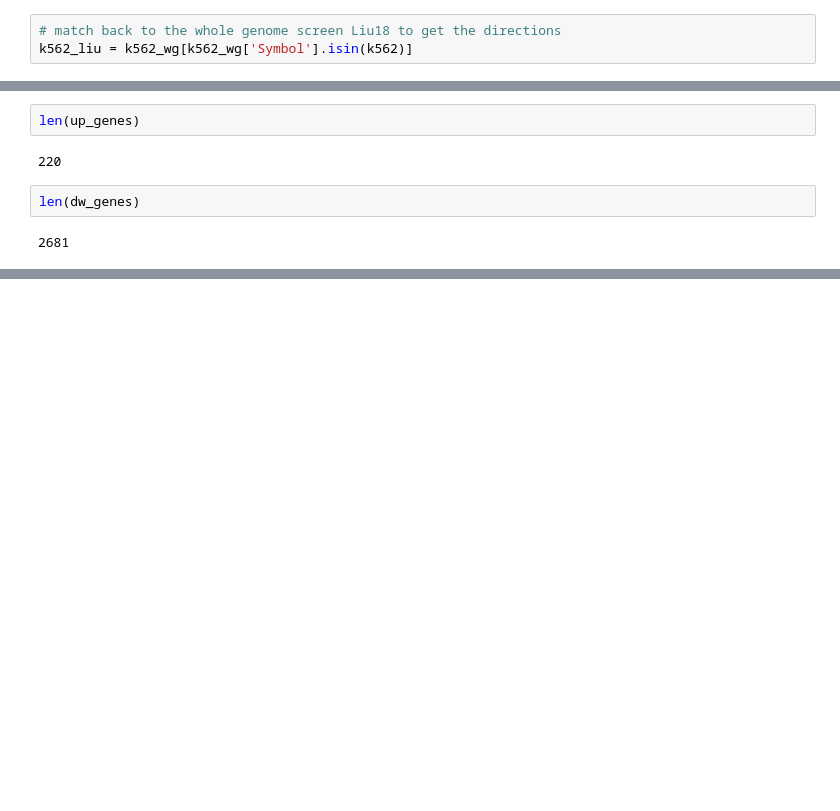
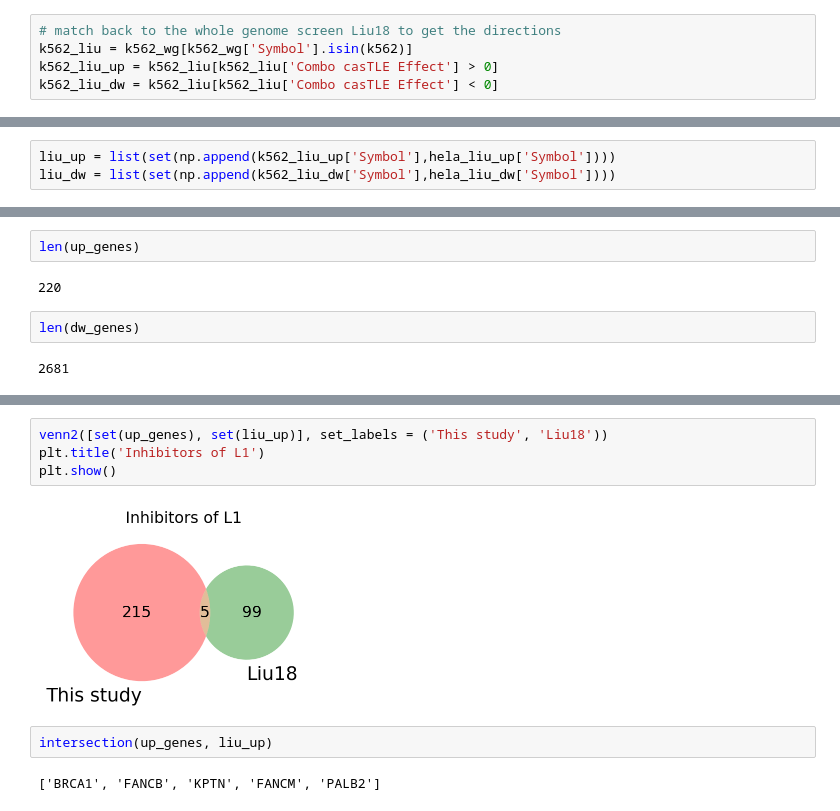
Before and after one commit to sunnyosun/L1-BRCA1-paper-analysis, a Jupyter notebook: notebooks/Compare_with_Liu19.ipynb, the cells around one changed output, grey strips where cells are left out. Cells and saved outputs as stored; diff of their text form; blank space fills up the shorter version.

```diff
--- a/notebooks/Compare_with_Liu19.ipynb
+++ b/notebooks/Compare_with_Liu19.ipynb
@@ -37,3 +39,5 @@ hela = [i for i in hela if type(i)==str]
 # %%
 # match back to the whole genome screen Liu18 to get the directions
 k562_liu = k562_wg[k562_wg['Symbol'].isin(k562)]
+k562_liu_up = k562_liu[k562_liu['Combo casTLE Effect'] > 0]
+k562_liu_dw = k562_liu[k562_liu['Combo casTLE Effect'] < 0]
@@ -69,0 +56,3 @@ hela_liu[hela_liu['Combo casTLE Effect'] == 0]
+# %%
+liu_up = list(set(np.append(k562_liu_up['Symbol'],hela_liu_up['Symbol'])))
+liu_dw = list(set(np.append(k562_liu_dw['Symbol'],hela_liu_dw['Symbol'])))
@@ -82,0 +90,10 @@ len(dw_genes)
+# %%
+venn2([set(up_genes), set(liu_up)], set_labels = ('This study', 'Liu18'))
+plt.title('Inhibitors of L1')
+plt.show()
+# %% [output]
+[figure, added]
+# %%
+intersection(up_genes, liu_up)
+# %% [output]
+['BRCA1', 'FANCB', 'KPTN', 'FANCM', 'PALB2']
```
Also changed, not shown: parts of 20 cells of this notebook.
